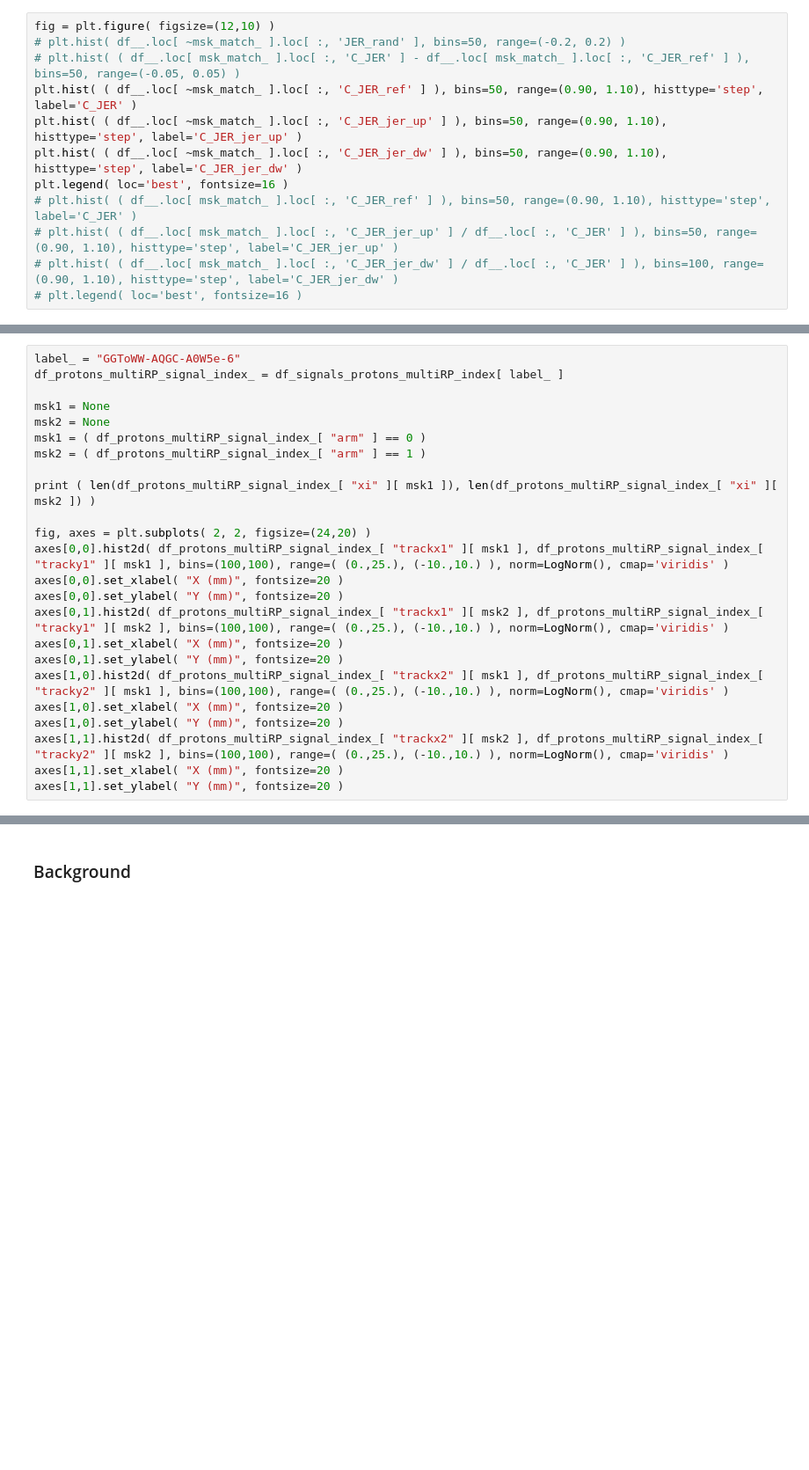
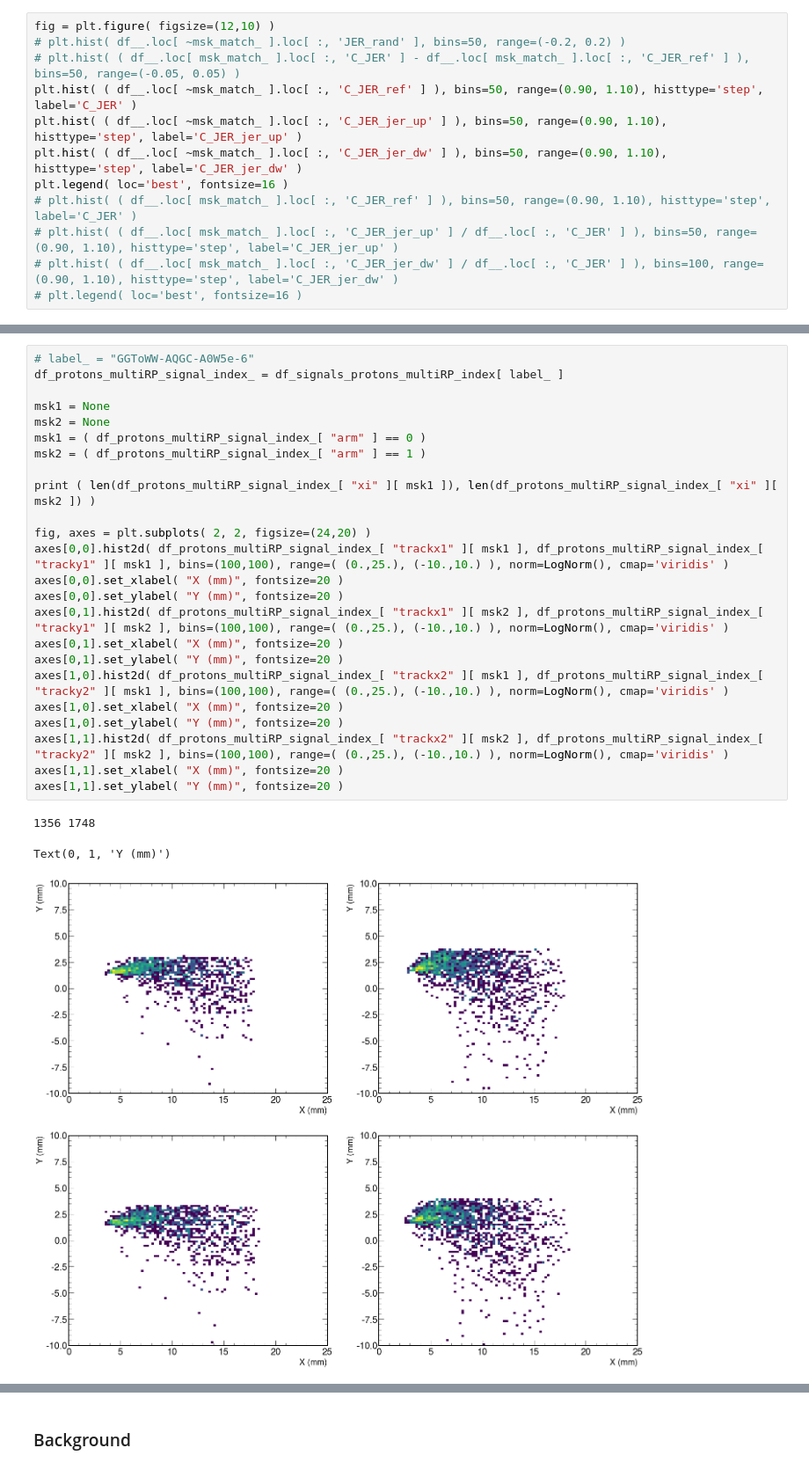
Before and after one commit to miguelgallo/pps-ww-analysis-notebook, a Jupyter notebook: Data-Inspection.ipynb, the cells around one changed output, grey strips where cells are left out. Shown at 88% size. Saved outputs shown, nothing was run; the diff lists cells and outputs as text; blank space fills up the shorter version.

```diff
--- a/Data-Inspection.ipynb
+++ b/Data-Inspection.ipynb
@@ -577,27 +855,31 @@ plt.hist( df_signals_protons_multiRP_events[ label_ ][ "jet0_pt" ][ msk_MWW ], h
 # %%
-label_ = "GGToWW-AQGC-A0W5e-6"
+# label_ = "GGToWW-AQGC-A0W5e-6"
 df_protons_multiRP_signal_index_ = df_signals_protons_multiRP_index[ label_ ]
 
 msk1 = None
 msk2 = None
 msk1 = ( df_protons_multiRP_signal_index_[ "arm" ] == 0 )
 msk2 = ( df_protons_multiRP_signal_index_[ "arm" ] == 1 )
 
 print ( len(df_protons_multiRP_signal_index_[ "xi" ][ msk1 ]), len(df_protons_multiRP_signal_index_[ "xi" ][ msk2 ]) )
 
 fig, axes = plt.subplots( 2, 2, figsize=(24,20) )
 axes[0,0].hist2d( df_protons_multiRP_signal_index_[ "trackx1" ][ msk1 ], df_protons_multiRP_signal_index_[ "tracky1" ][ msk1 ], bins=(100,100), range=( (0.,25.), (-10.,10.) ), norm=LogNorm(), cmap='viridis' )
 axes[0,0].set_xlabel( "X (mm)", fontsize=20 )
 axes[0,0].set_ylabel( "Y (mm)", fontsize=20 )
 axes[0,1].hist2d( df_protons_multiRP_signal_index_[ "trackx1" ][ msk2 ], df_protons_multiRP_signal_index_[ "tracky1" ][ msk2 ], bins=(100,100), range=( (0.,25.), (-10.,10.) ), norm=LogNorm(), cmap='viridis' )
 axes[0,1].set_xlabel( "X (mm)", fontsize=20 )
 axes[0,1].set_ylabel( "Y (mm)", fontsize=20 )
 axes[1,0].hist2d( df_protons_multiRP_signal_index_[ "trackx2" ][ msk1 ], df_protons_multiRP_signal_index_[ "tracky2" ][ msk1 ], bins=(100,100), range=( (0.,25.), (-10.,10.) ), norm=LogNorm(), cmap='viridis' )
 axes[1,0].set_xlabel( "X (mm)", fontsize=20 )
 axes[1,0].set_ylabel( "Y (mm)", fontsize=20 )
 axes[1,1].hist2d( df_protons_multiRP_signal_index_[ "trackx2" ][ msk2 ], df_protons_multiRP_signal_index_[ "tracky2" ][ msk2 ], bins=(100,100), range=( (0.,25.), (-10.,10.) ), norm=LogNorm(), cmap='viridis' )
 axes[1,1].set_xlabel( "X (mm)", fontsize=20 )
 axes[1,1].set_ylabel( "Y (mm)", fontsize=20 )
+# %% [output]
+1356 1748
+Text(0, 1, 'Y (mm)')
+[figure, added]
 # %%
 msk1 = None
 msk2 = None
```
Also changed, not shown: parts of 37 cells of this notebook, 28 other files.
